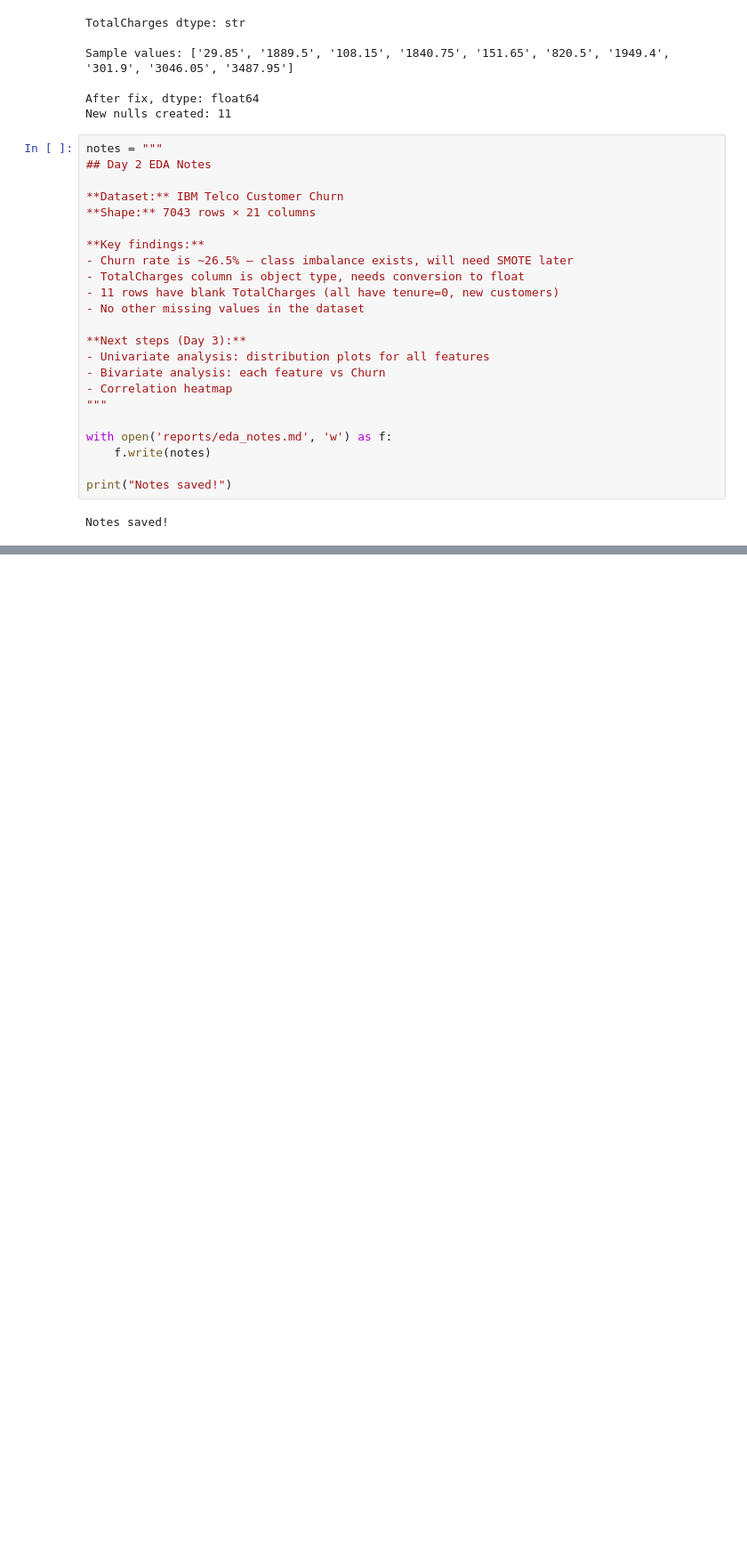
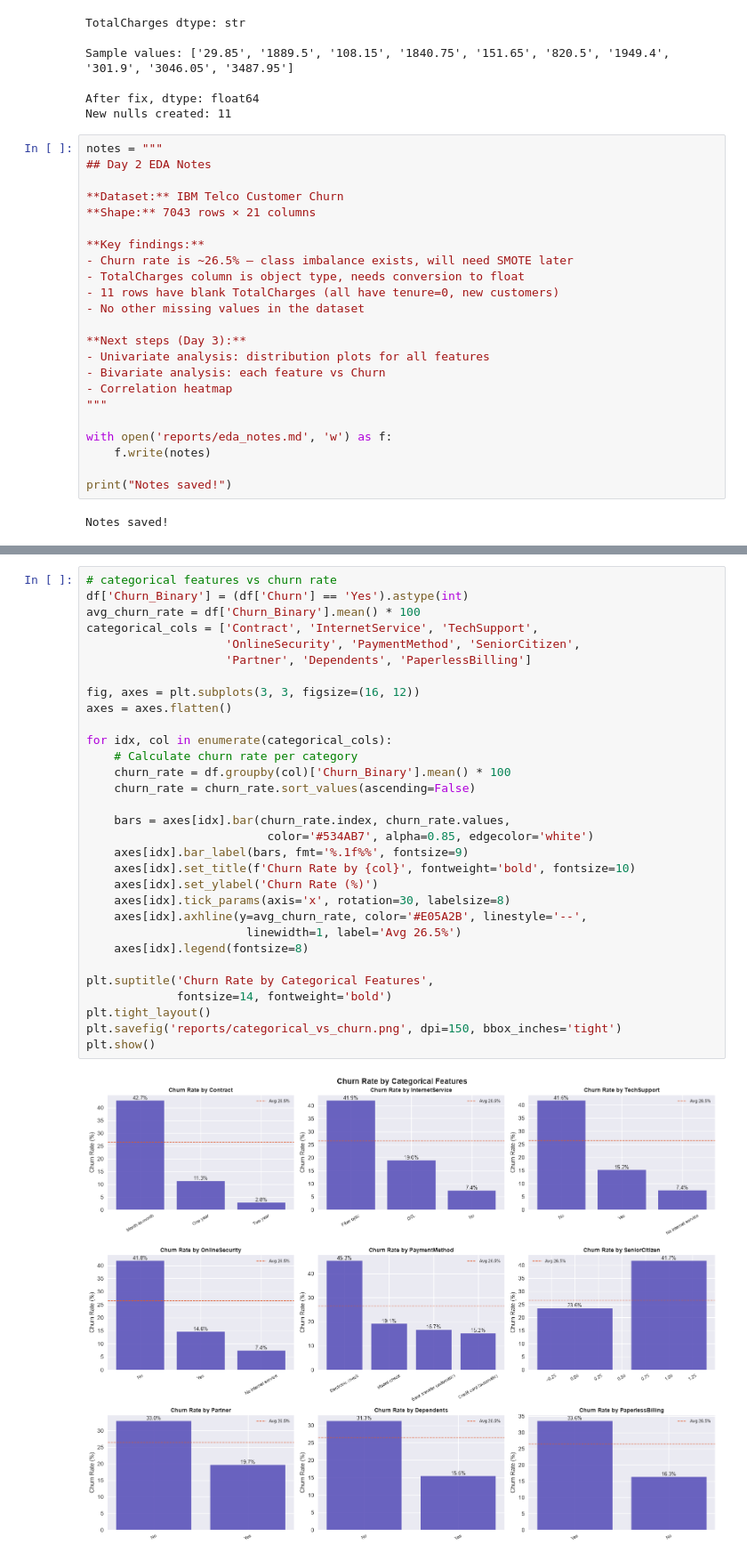
Before and after one commit to Kasak02/churn-predictor, a Jupyter notebook: 02_eda.ipynb, the cells around one changed output, grey strips where cells are left out. Shown at 89% size. Drawn from its saved outputs; the diff is of its cells as text; blank space fills up the shorter version.

```diff
--- a/02_eda.ipynb
+++ b/02_eda.ipynb
@@ -347,0 +392,33 @@ Observations saved!
+# %%
+# categorical features vs churn rate
+df['Churn_Binary'] = (df['Churn'] == 'Yes').astype(int)
+avg_churn_rate = df['Churn_Binary'].mean() * 100
+categorical_cols = ['Contract', 'InternetService', 'TechSupport',
+                    'OnlineSecurity', 'PaymentMethod', 'SeniorCitizen',
+                    'Partner', 'Dependents', 'PaperlessBilling']
+
+fig, axes = plt.subplots(3, 3, figsize=(16, 12))
+axes = axes.flatten()
+
+for idx, col in enumerate(categorical_cols):
+    # Calculate churn rate per category
+    churn_rate = df.groupby(col)['Churn_Binary'].mean() * 100
+    churn_rate = churn_rate.sort_values(ascending=False)
+
+    bars = axes[idx].bar(churn_rate.index, churn_rate.values,
+                          color='#534AB7', alpha=0.85, edgecolor='white')
+    axes[idx].bar_label(bars, fmt='%.1f%%', fontsize=9)
+    axes[idx].set_title(f'Churn Rate by {col}', fontweight='bold', fontsize=10)
+    axes[idx].set_ylabel('Churn Rate (%)')
+    axes[idx].tick_params(axis='x', rotation=30, labelsize=8)
+    axes[idx].axhline(y=avg_churn_rate, color='#E05A2B', linestyle='--',
+                       linewidth=1, label='Avg 26.5%')
+    axes[idx].legend(fontsize=8)
+
+plt.suptitle('Churn Rate by Categorical Features',
+             fontsize=14, fontweight='bold')
+plt.tight_layout()
+plt.savefig('reports/categorical_vs_churn.png', dpi=150, bbox_inches='tight')
+plt.show()
+# %% [output]
+[figure, added]
```
Also changed, not shown: parts of 9 cells of this notebook, 6 other files.
